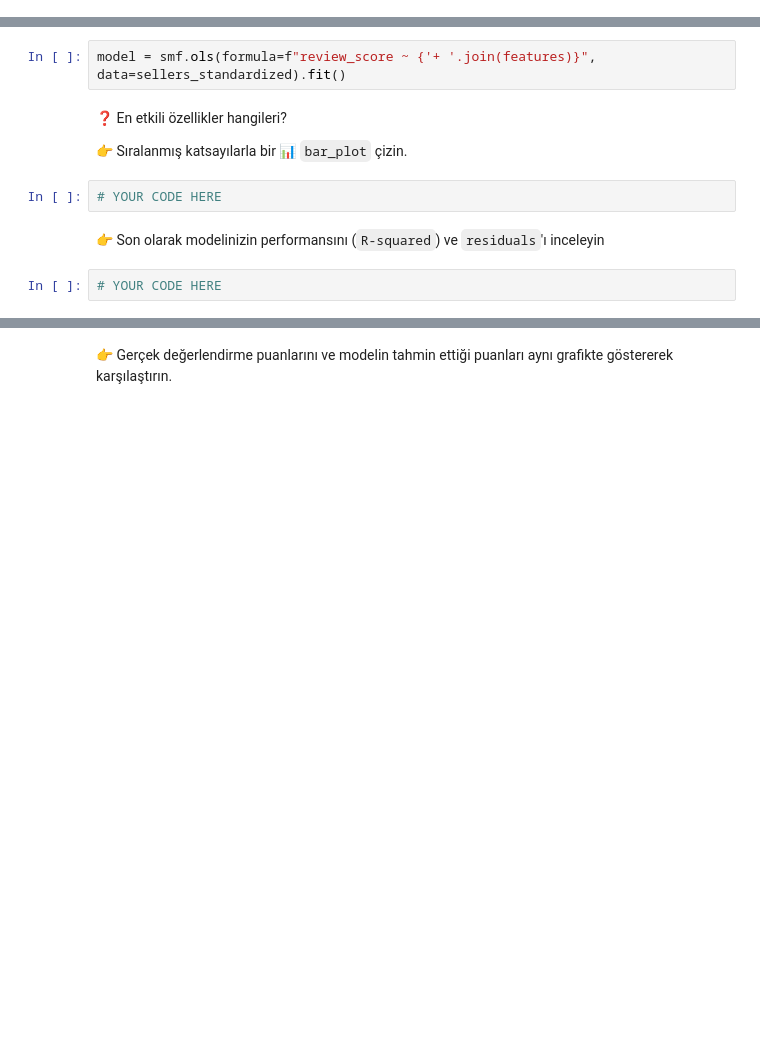
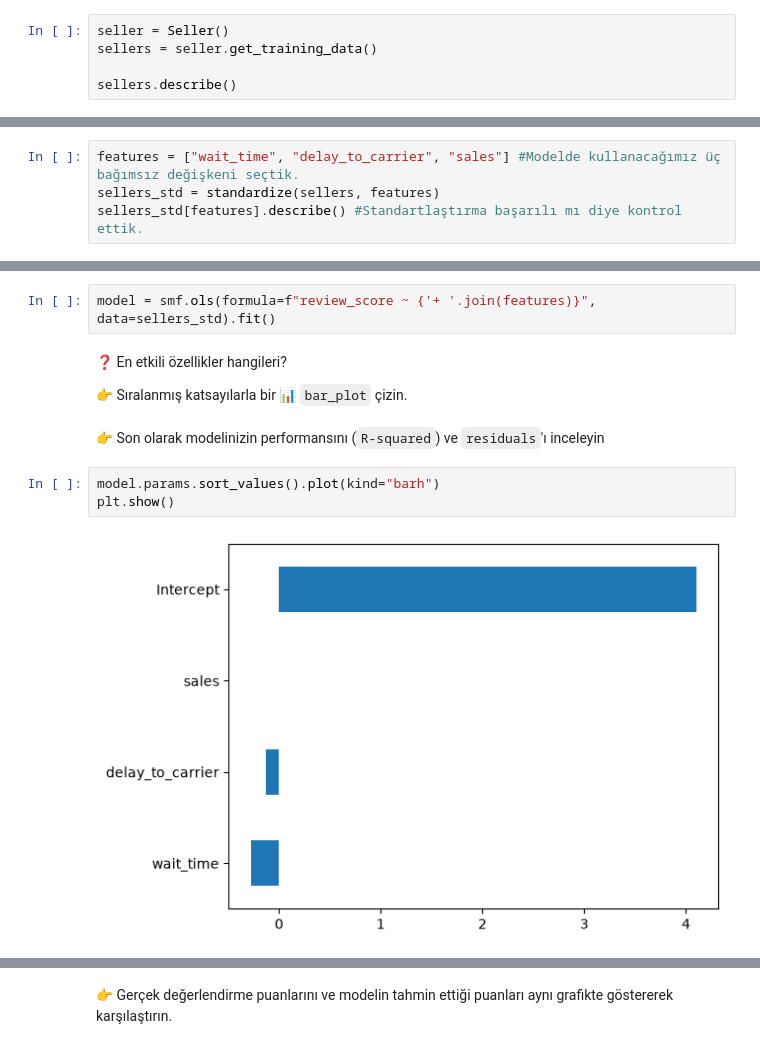
Before and after one commit to serenkayranerbas/data-sellers, a Jupyter notebook: sellers.ipynb, the cells around one changed output, grey strips where cells are left out. Drawn from its saved outputs; the diff is of its cells as text; blank space fills up the shorter version.

Commit message:
Complete seller analysis and OLS regression modeling

```diff
--- a/sellers.ipynb
+++ b/sellers.ipynb
@@ -178,3 +166,8 @@ Kod size verildi, hücreyi çalıştırmanız yeterli.
 
 - 👀 Herhangi bir aykırı değer fark ediyor musunuz?
 - Sipariş sayısının dağılımı nasıl görünüyor ❓
+# %%
+seller = Seller()
+sellers = seller.get_training_data()
+
+sellers.describe()
@@ -240,0 +244,4 @@ def standardize(df, features):
+# %%
+features = ["wait_time", "delay_to_carrier", "sales"] #Modelde kullanacağımız üç bağımsız değişkeni seçtik.
+sellers_std = standardize(sellers, features)
+sellers_std[features].describe() #Standartlaştırma başarılı mı diye kontrol ettik.
@@ -241,14 +262,15 @@ def standardize(df, features):
 # %% [markdown]
 👉 Sonraki adımda bir OLS modeli oluşturun ve fit edin.
 # %%
-model = smf.ols(formula=f"review_score ~ {'+ '.join(features)}", data=sellers_standardized).fit()
+model = smf.ols(formula=f"review_score ~ {'+ '.join(features)}", data=sellers_std).fit()
 # %% [markdown]
 ❓ En etkili özellikler hangileri?
 
 👉 Sıralanmış katsayılarla bir 📊 `bar_plot` çizin.
-# %%
-# YOUR CODE HERE
 # %% [markdown]
 👉 Son olarak modelinizin performansını (`R-squared`) ve `residuals`'ı inceleyin
-# %%
-# YOUR CODE HERE
+# %%
+model.params.sort_values().plot(kind="barh")
+plt.show()
+# %% [output]
+[figure, added]
```
Also changed, not shown: parts of 21 cells of this notebook.
